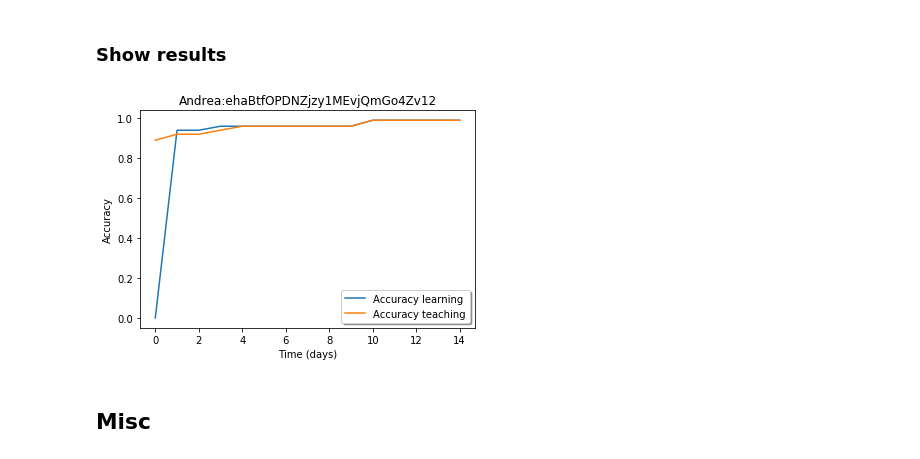
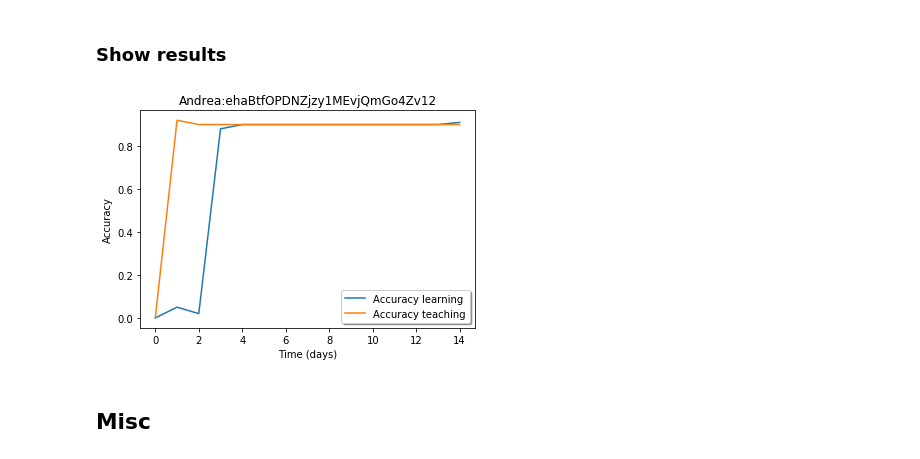
Before and after one commit to k3larra/commuter, a Jupyter notebook: ml/baseline.ipynb, the cells around one changed output. Cells and saved outputs as stored; diff of their text form; code cells hidden in the pictures.

Commit message:
Teaching over 2 weeks. Clean up but working it seems.

```diff
--- a/ml/baseline.ipynb
+++ b/ml/baseline.ipynb
@@ -139,24 +154,24 @@ save_results("TeachingIterative_"+user+".csv",resultTeach)
 # %%
 import matplotlib.pyplot as plt
 from matplotlib.ticker import FuncFormatter, MaxNLocator
 personas = pd.read_csv("saved/personas.csv")
 #Uncomment to look at individual result
 #user = "tnK534JMwwfhvUEycn69HPbhqkt2" #Maria
 #user = "ehaBtfOPDNZjzy1MEvjQmGo4Zv12" #Andrea
 #user = "hCWCulj7M1aMVyd0Fm0Eqrv8q1Q2" #Bjorn
 personaname = personas.loc[personas['id']==user]
-learning_ax0= pd.read_csv("saved/Iterative_"+user+".csv",header=None).values
-teaching_ax0 = pd.read_csv("saved/TeachingIterative_"+user+".csv",header=None).values
+learning_ax0= pd.read_csv("saved/Iterative_time_"+user+".csv",header=None).values
+teaching_ax0 = pd.read_csv("saved/Iterative_time_teach_"+user+".csv",header=None).values
 fig, ax0 = plt.subplots()
 ax0.set_title(personaname ['name'].iloc[0]+":"+user)
 ax0.plot(learning_ax0[:,2],label='Accuracy learning')
 ax0.plot(teaching_ax0[:,2],label='Accuracy teaching')
 plt.xlabel('Time (days)')
 plt.ylabel('Accuracy')
 legend = ax0.legend(loc='lower right', shadow=True, fontsize='medium')
 plt.show()
 # %% [output]
-[figure, old version]
+[figure, new version]
 # %% [markdown]
 ## Misc
 # %% [markdown]
```
Also changed, not shown: parts of 6 cells of this notebook, 3 other files.
